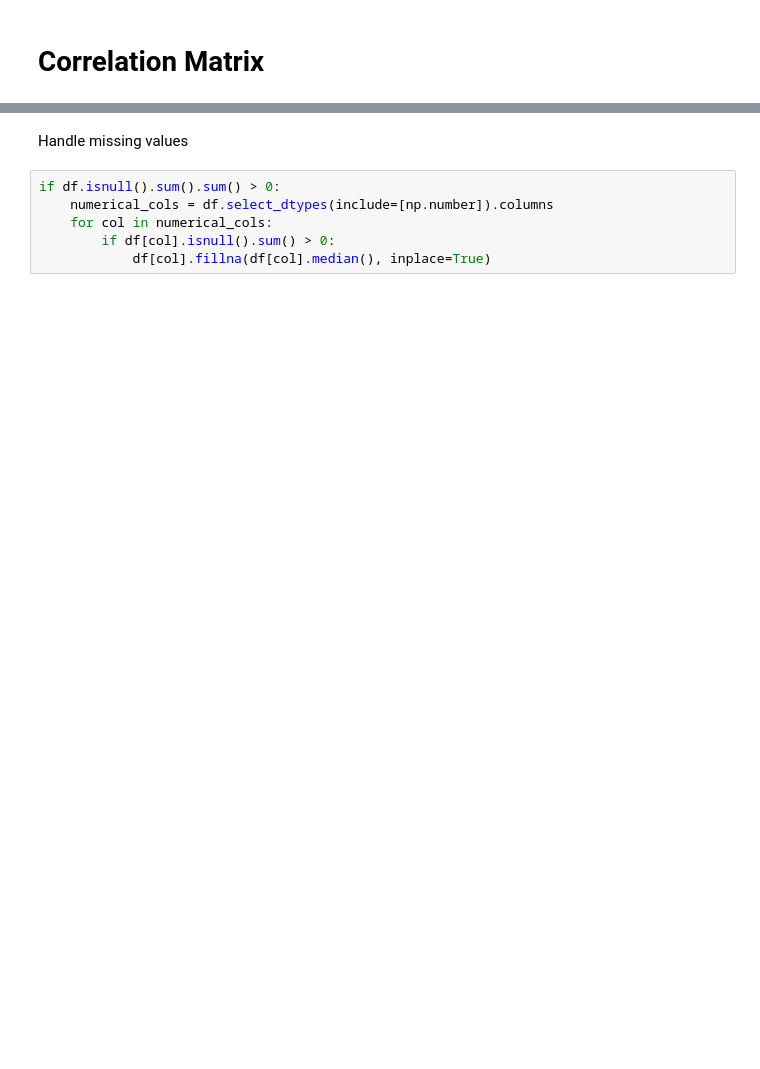
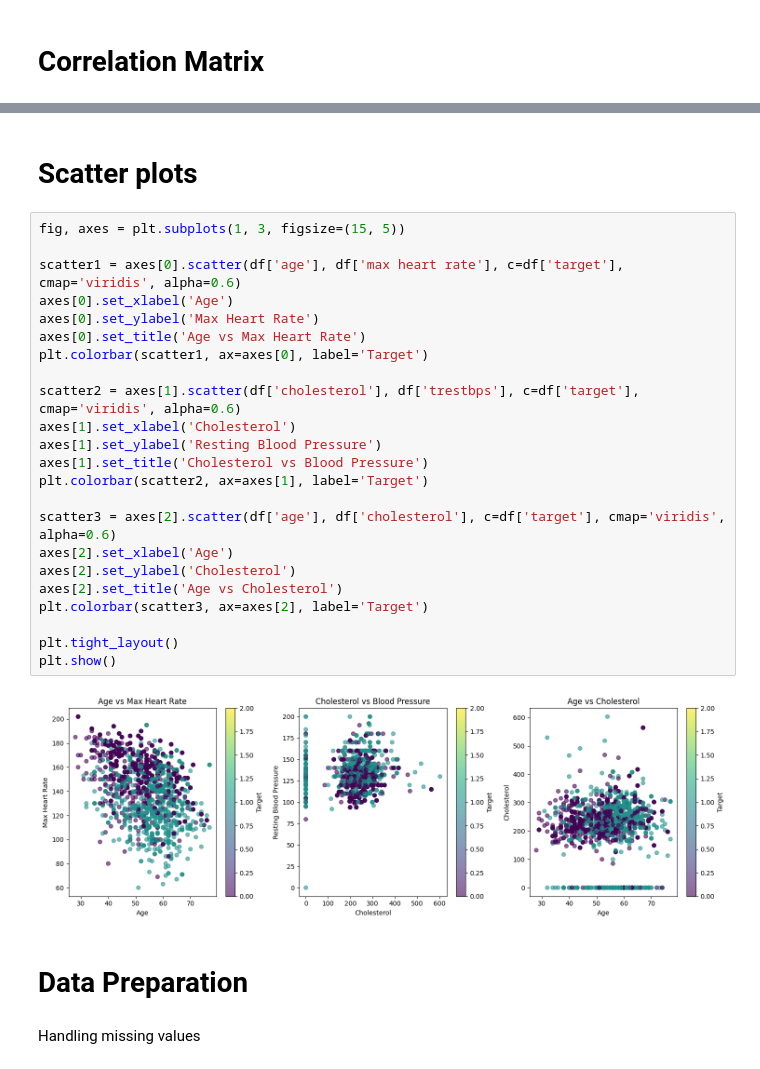
Before and after one commit to 00017024/ML_Project_17024, a Jupyter notebook: analysis.ipynb, the cells around one changed output, grey strips where cells are left out. Saved outputs shown, nothing was run; the diff lists cells and outputs as text; blank space fills up the shorter version.

```diff
--- a/analysis.ipynb
+++ b/analysis.ipynb
@@ -151,8 +180,31 @@ Number of duplicate rows: 272
 # %% [markdown]
-Handle missing values
+# Scatter plots
 # %%
-if df.isnull().sum().sum() > 0:
-    numerical_cols = df.select_dtypes(include=[np.number]).columns
-    for col in numerical_cols:
-        if df[col].isnull().sum() > 0:
-            df[col].fillna(df[col].median(), inplace=True)
+fig, axes = plt.subplots(1, 3, figsize=(15, 5))
+
+scatter1 = axes[0].scatter(df['age'], df['max heart rate'], c=df['target'], cmap='viridis', alpha=0.6)
+axes[0].set_xlabel('Age')
+axes[0].set_ylabel('Max Heart Rate')
+axes[0].set_title('Age vs Max Heart Rate')
+plt.colorbar(scatter1, ax=axes[0], label='Target')
+
+scatter2 = axes[1].scatter(df['cholesterol'], df['trestbps'], c=df['target'], cmap='viridis', alpha=0.6)
+axes[1].set_xlabel('Cholesterol')
+axes[1].set_ylabel('Resting Blood Pressure')
+axes[1].set_title('Cholesterol vs Blood Pressure')
+plt.colorbar(scatter2, ax=axes[1], label='Target')
+
+scatter3 = axes[2].scatter(df['age'], df['cholesterol'], c=df['target'], cmap='viridis', alpha=0.6)
+axes[2].set_xlabel('Age')
+axes[2].set_ylabel('Cholesterol')
+axes[2].set_title('Age vs Cholesterol')
+plt.colorbar(scatter3, ax=axes[2], label='Target')
+
+plt.tight_layout()
+plt.show()
+# %% [output]
+[figure, added]
+# %% [markdown]
+# Data Preparation
+# %% [markdown]
+Handling missing values
```
Also changed, not shown: parts of 21 cells of this notebook.
